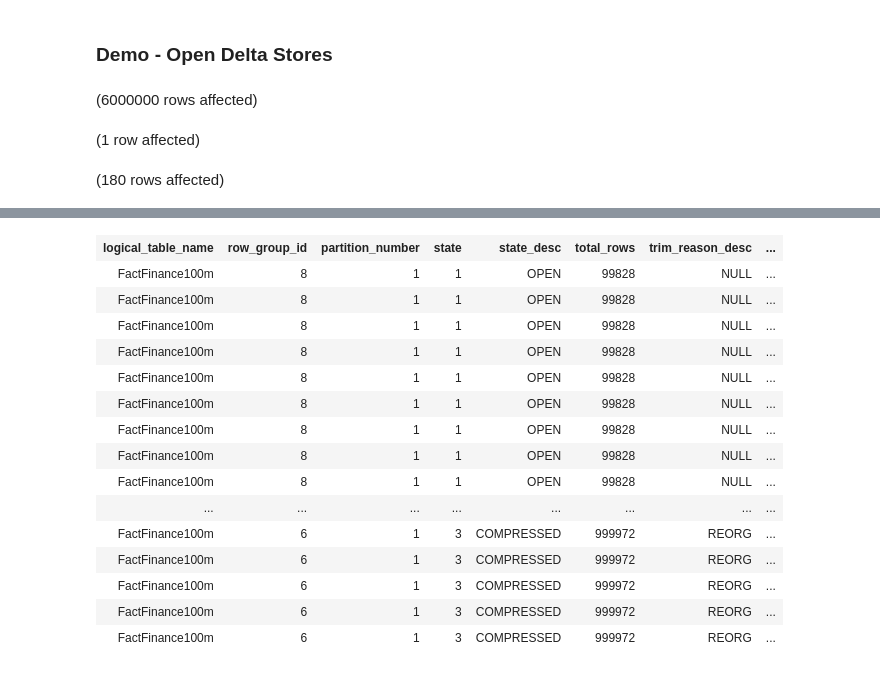
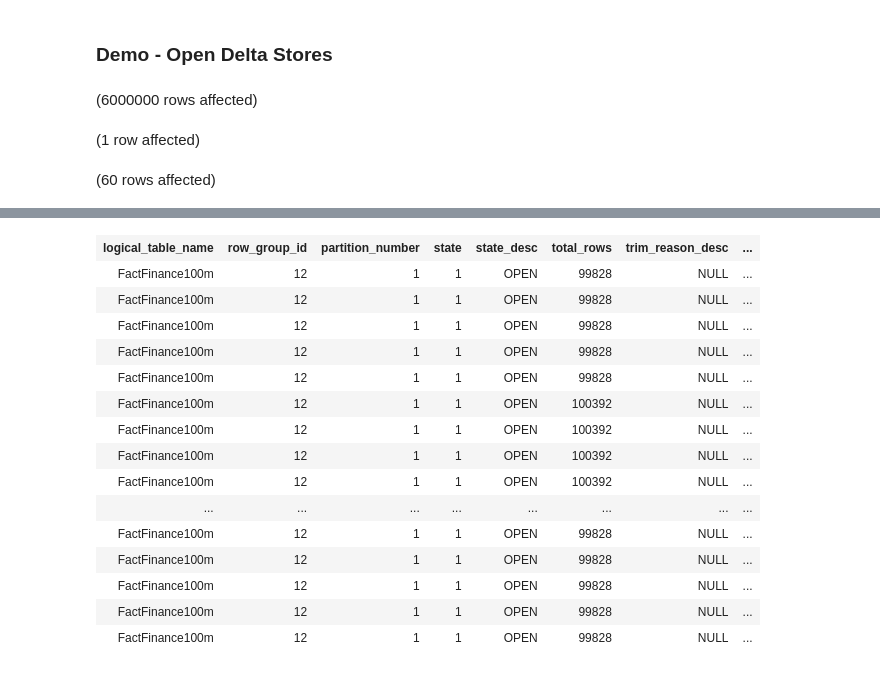
Before and after one commit to ProdataSQL/SynapseTools, a Jupyter notebook: SqlPools/Demos/01-05. CS-OpenDelta.ipynb, the cells around one changed output, grey strips where cells are left out. Cells and saved outputs as stored; diff of their text form; code cells hidden in the pictures.

```diff
--- a/SqlPools/Demos/01-05. CS-OpenDelta.ipynb
+++ b/SqlPools/Demos/01-05. CS-OpenDelta.ipynb
@@ -5,6 +5,7 @@
     IF we insert < 200k via bulk or update we cam get some inserted rows whice are not compressed. Eg insert 6 million rows
 
 */
+TRUNCATE TABLE FactFinance100m
 INSERT INTO FactFinance100m ([AccountKey], [ScenarioKey], [DepartmentGroupKey], [DateKey], [OrganizationKey], [Amount], [Date], [LineageKey])
 SELECT TOP 6000000 [AccountKey], [ScenarioKey], [DepartmentGroupKey], [DateKey], [OrganizationKey], [Amount], [Date], [LineageKey] FROM [dbo].[FactFinance1b]
 
@@ -13,4 +14,4 @@ select * From [dbo].[vCS_rg_physical_stats] WHERE logical_table_name='FactFinanc
 # %% [output]
 (6000000 rows affected)
 (1 row affected)
-(180 rows affected)
+(60 rows affected)
@@ -20,19 +21,19 @@ Total execution time: 00:00:15.795
 | logical_table_name | row_group_id | partition_number | state | state_desc | total_rows | trim_reason_desc | ... |
-| FactFinance100m | 8 | 1 | 1 | OPEN | 99828 | NULL | ... |
-| FactFinance100m | 8 | 1 | 1 | OPEN | 99828 | NULL | ... |
-| FactFinance100m | 8 | 1 | 1 | OPEN | 99828 | NULL | ... |
-| FactFinance100m | 8 | 1 | 1 | OPEN | 99828 | NULL | ... |
-| FactFinance100m | 8 | 1 | 1 | OPEN | 99828 | NULL | ... |
-| FactFinance100m | 8 | 1 | 1 | OPEN | 99828 | NULL | ... |
-| FactFinance100m | 8 | 1 | 1 | OPEN | 99828 | NULL | ... |
-| FactFinance100m | 8 | 1 | 1 | OPEN | 99828 | NULL | ... |
-| FactFinance100m | 8 | 1 | 1 | OPEN | 99828 | NULL | ... |
+| FactFinance100m | 12 | 1 | 1 | OPEN | 99828 | NULL | ... |
+| FactFinance100m | 12 | 1 | 1 | OPEN | 99828 | NULL | ... |
+| FactFinance100m | 12 | 1 | 1 | OPEN | 99828 | NULL | ... |
+| FactFinance100m | 12 | 1 | 1 | OPEN | 99828 | NULL | ... |
+| FactFinance100m | 12 | 1 | 1 | OPEN | 99828 | NULL | ... |
+| FactFinance100m | 12 | 1 | 1 | OPEN | 100392 | NULL | ... |
+| FactFinance100m | 12 | 1 | 1 | OPEN | 100392 | NULL | ... |
+| FactFinance100m | 12 | 1 | 1 | OPEN | 100392 | NULL | ... |
+| FactFinance100m | 12 | 1 | 1 | OPEN | 100392 | NULL | ... |
 | ... | ... | ... | ... | ... | ... | ... | ... |
-| FactFinance100m | 6 | 1 | 3 | COMPRESSED | 999972 | REORG | ... |
-| FactFinance100m | 6 | 1 | 3 | COMPRESSED | 999972 | REORG | ... |
-| FactFinance100m | 6 | 1 | 3 | COMPRESSED | 999972 | REORG | ... |
-| FactFinance100m | 6 | 1 | 3 | COMPRESSED | 999972 | REORG | ... |
-| FactFinance100m | 6 | 1 | 3 | COMPRESSED | 999972 | REORG | ... |
+| FactFinance100m | 12 | 1 | 1 | OPEN | 99828 | NULL | ... |
+| FactFinance100m | 12 | 1 | 1 | OPEN | 99828 | NULL | ... |
+| FactFinance100m | 12 | 1 | 1 | OPEN | 99828 | NULL | ... |
+| FactFinance100m | 12 | 1 | 1 | OPEN | 99828 | NULL | ... |
+| FactFinance100m | 12 | 1 | 1 | OPEN | 99828 | NULL | ... |
 # %%
 /*
     a REORG will NOT close open delta stores, but we can issue a command like below using Framework
```
Also changed, not shown: parts of 2 cells of this notebook, 7 other files.
